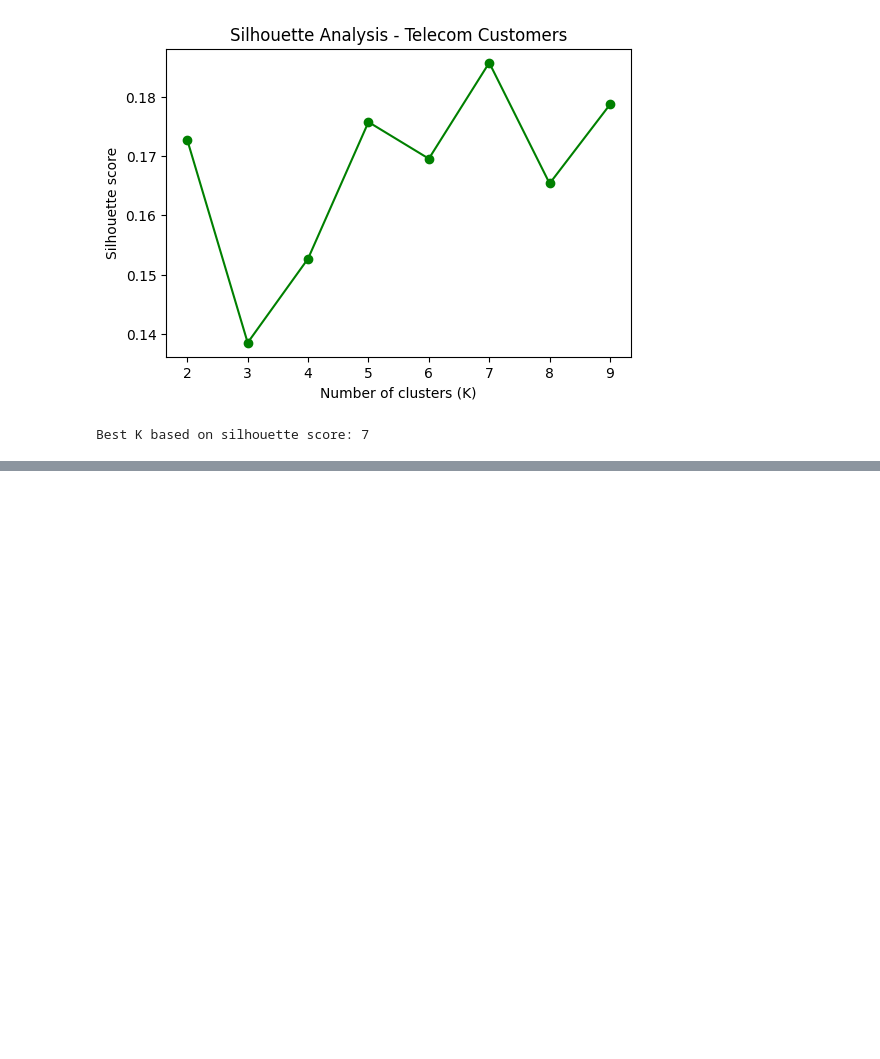
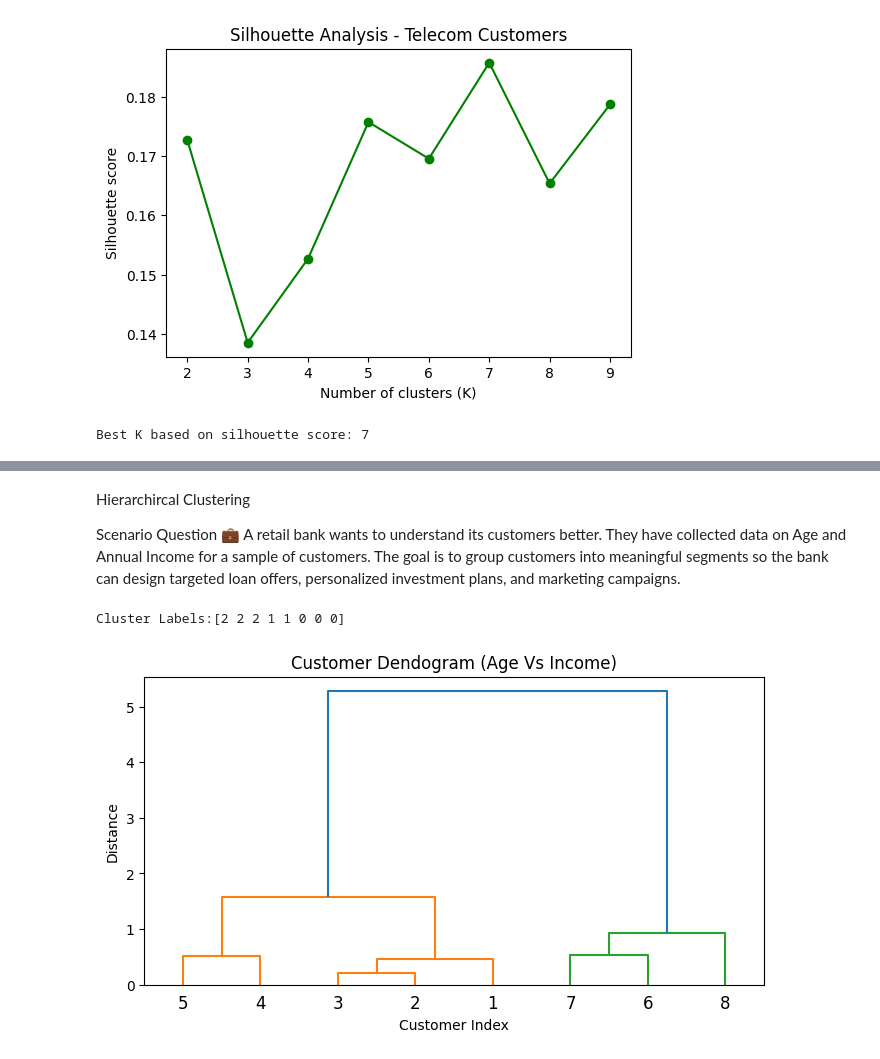
Before and after one commit to shivank7269/DataScience_Training, a Jupyter notebook: 28feb_unsupervised_learning.ipynb, the cells around one changed output, grey strips where cells are left out. Cells and saved outputs as stored; diff of their text form; code cells hidden in the pictures; blank space fills up the shorter version.

```diff
--- a/28feb_unsupervised_learning.ipynb
+++ b/28feb_unsupervised_learning.ipynb
@@ -301,0 +322,53 @@ Best K based on silhouette score: 7
+# %% [markdown]
+Hierarchircal Clustering
+
+Scenario Question 💼
+A retail bank wants to understand its customers better. They have
+collected data on Age and Annual Income for a sample of customers.
+ The goal is to group customers into meaningful segments so the bank can
+ design targeted loan offers, personalized investment plans, and marketing campaigns.
+# %%
+import numpy as np
+import pandas as pd
+import matplotlib.pyplot as plt
+from sklearn.cluster import AgglomerativeClustering
+from scipy.cluster.hierarchy import dendrogram, linkage
+from sklearn.preprocessing import StandardScaler
+
+data = np.array([
+    [25, 15000],
+    [28, 16000],
+    [30, 18000],
+    [35, 22000],
+    [40, 25000],
+    [45, 60000],
+    [50, 65000],
+    [55, 70000]
+])
+
+scaler  = StandardScaler()
+data_scaled  = scaler.fit_transform(data)
+
+hierarchical_cluster = AgglomerativeClustering(
+    n_clusters=3,
+    linkage='ward'
+)
+
+cluster_labels = hierarchical_cluster.fit_predict(data_scaled)
+print(f"Cluster Labels:{cluster_labels}")
+
+linked = linkage(data_scaled,method='ward')
+
+plt.figure(figsize=(8,4))
+dendrogram(linked,
+           orientation='top',
+           labels=range(1,len(data_scaled)+1),
+           distance_sort='descending',
+           show_leaf_counts=True)
+plt.title("Customer Dendogram (Age Vs Income)")
+plt.xlabel("Customer Index")
+plt.ylabel("Distance")
+plt.show()
+# %% [output]
+Cluster Labels:[2 2 2 1 1 0 0 0]
+[figure, added]
```
Also changed, not shown: parts of 4 cells of this notebook, 1 other file.
